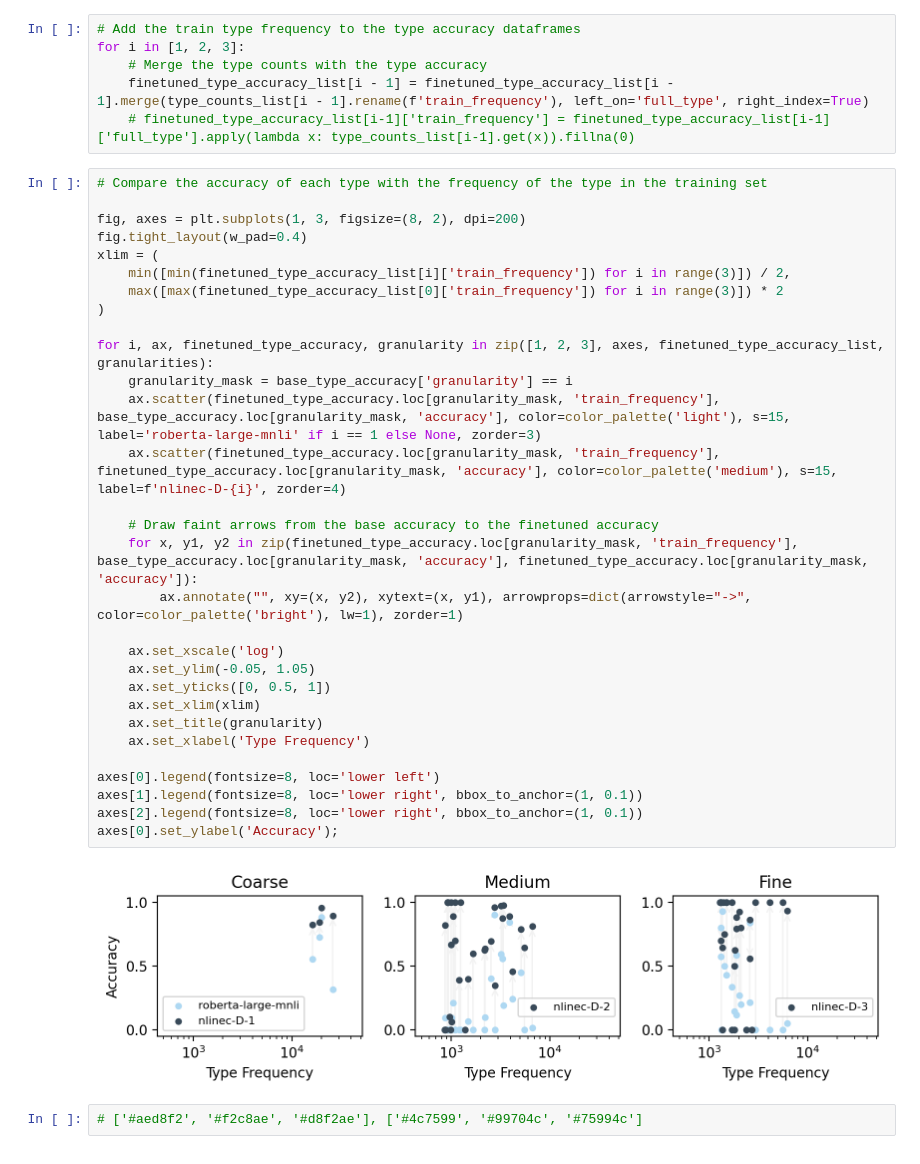
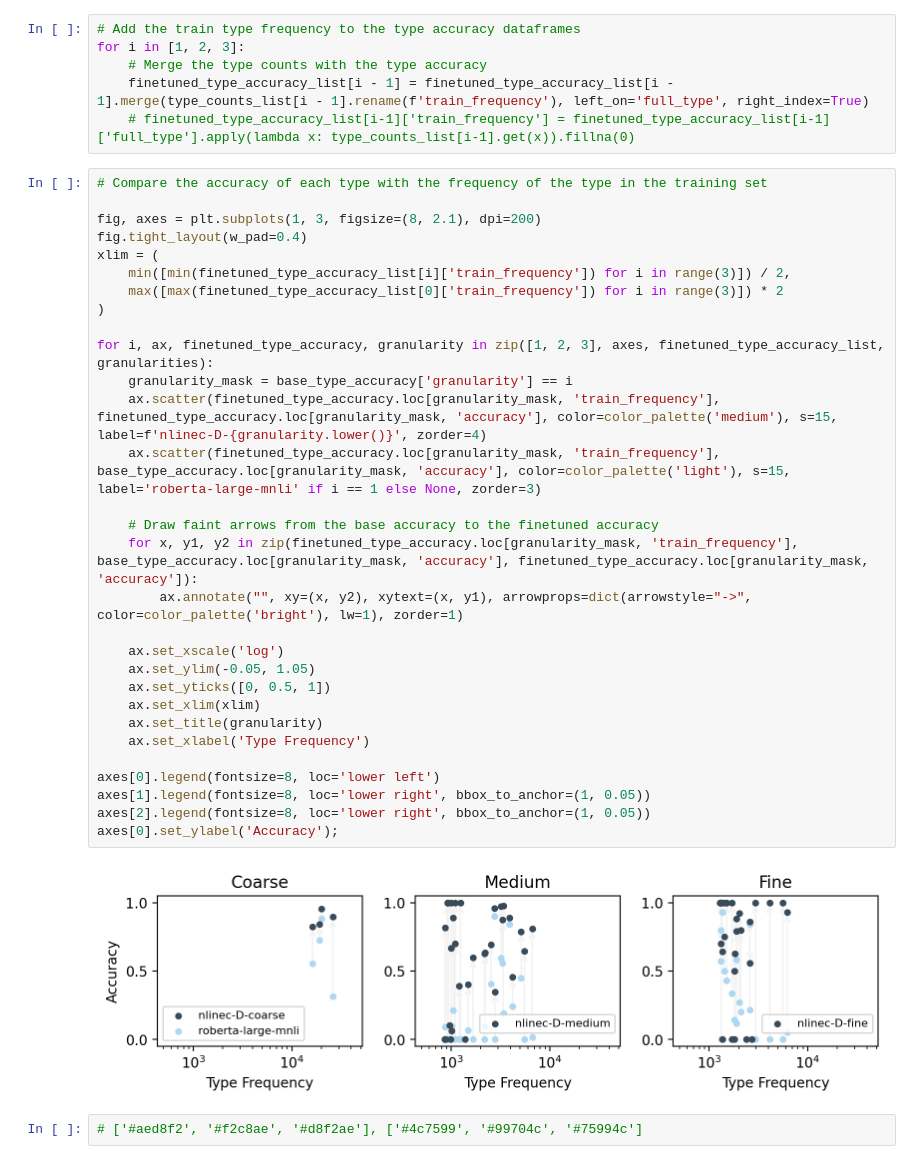
Before and after one commit to psaegert/nli-nec, a Jupyter notebook: dev/analysis/accuracy_train_frequency.ipynb, the cells around one changed output. Cells and saved outputs as stored; diff of their text form.

Commit message:
Update Images and Project Log

```diff
--- a/dev/analysis/accuracy_train_frequency.ipynb
+++ b/dev/analysis/accuracy_train_frequency.ipynb
@@ -68,34 +68,34 @@ for i in [1, 2, 3]:
 # %%
 # Compare the accuracy of each type with the frequency of the type in the training set
 
-fig, axes = plt.subplots(1, 3, figsize=(8, 2), dpi=200)
+fig, axes = plt.subplots(1, 3, figsize=(8, 2.1), dpi=200)
 fig.tight_layout(w_pad=0.4)
 xlim = (
     min([min(finetuned_type_accuracy_list[i]['train_frequency']) for i in range(3)]) / 2,
     max([max(finetuned_type_accuracy_list[0]['train_frequency']) for i in range(3)]) * 2
 )
 
 for i, ax, finetuned_type_accuracy, granularity in zip([1, 2, 3], axes, finetuned_type_accuracy_list, granularities):
     granularity_mask = base_type_accuracy['granularity'] == i
+    ax.scatter(finetuned_type_accuracy.loc[granularity_mask, 'train_frequency'], finetuned_type_accuracy.loc[granularity_mask, 'accuracy'], color=color_palette('medium'), s=15, label=f'nlinec-D-{granularity.lower()}', zorder=4)
     ax.scatter(finetuned_type_accuracy.loc[granularity_mask, 'train_frequency'], base_type_accuracy.loc[granularity_mask, 'accuracy'], color=color_palette('light'), s=15, label='roberta-large-mnli' if i == 1 else None, zorder=3)
-    ax.scatter(finetuned_type_accuracy.loc[granularity_mask, 'train_frequency'], finetuned_type_accuracy.loc[granularity_mask, 'accuracy'], color=color_palette('medium'), s=15, label=f'nlinec-D-{i}', zorder=4)
 
     # Draw faint arrows from the base accuracy to the finetuned accuracy
     for x, y1, y2 in zip(finetuned_type_accuracy.loc[granularity_mask, 'train_frequency'], base_type_accuracy.loc[granularity_mask, 'accuracy'], finetuned_type_accuracy.loc[granularity_mask, 'accuracy']):
         ax.annotate("", xy=(x, y2), xytext=(x, y1), arrowprops=dict(arrowstyle="->", color=color_palette('bright'), lw=1), zorder=1)
 
     ax.set_xscale('log')
     ax.set_ylim(-0.05, 1.05)
     ax.set_yticks([0, 0.5, 1])
     ax.set_xlim(xlim)
     ax.set_title(granularity)
     ax.set_xlabel('Type Frequency')
 
 axes[0].legend(fontsize=8, loc='lower left')
-axes[1].legend(fontsize=8, loc='lower right', bbox_to_anchor=(1, 0.1))
-axes[2].legend(fontsize=8, loc='lower right', bbox_to_anchor=(1, 0.1))
+axes[1].legend(fontsize=8, loc='lower right', bbox_to_anchor=(1, 0.05))
+axes[2].legend(fontsize=8, loc='lower right', bbox_to_anchor=(1, 0.05))
 axes[0].set_ylabel('Accuracy');
 # %% [output]
-[figure, old version]
+[figure, new version]
 # %%
 # ['#aed8f2', '#f2c8ae', '#d8f2ae'], ['#4c7599', '#99704c', '#75994c']
```
Also changed, not shown: parts of 1 cell of this notebook, 6 other files.
